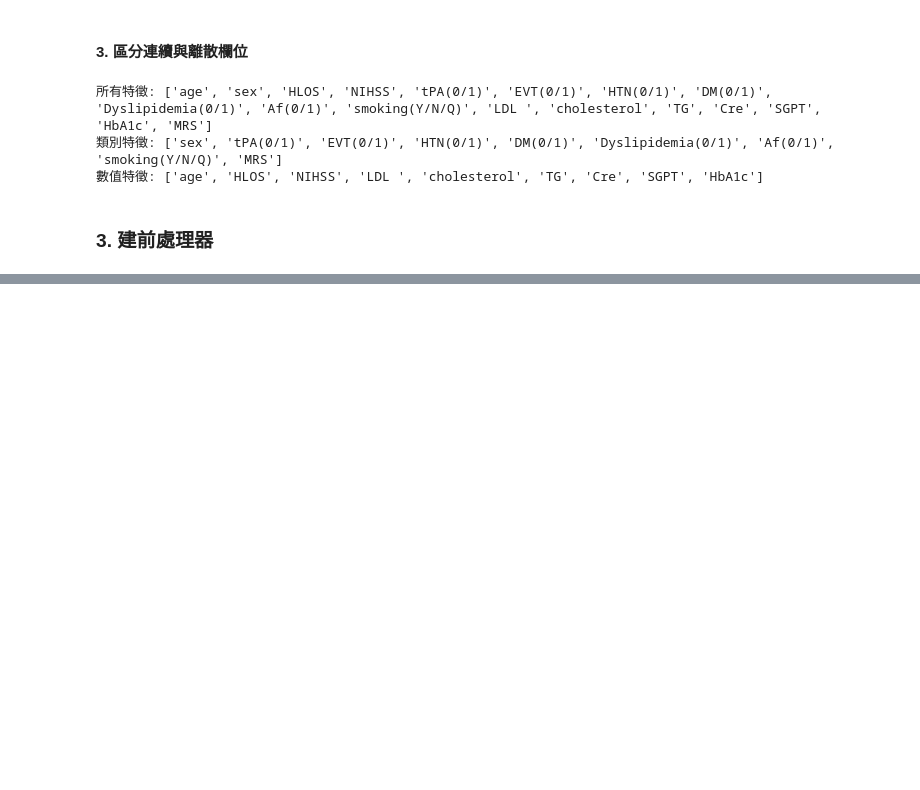
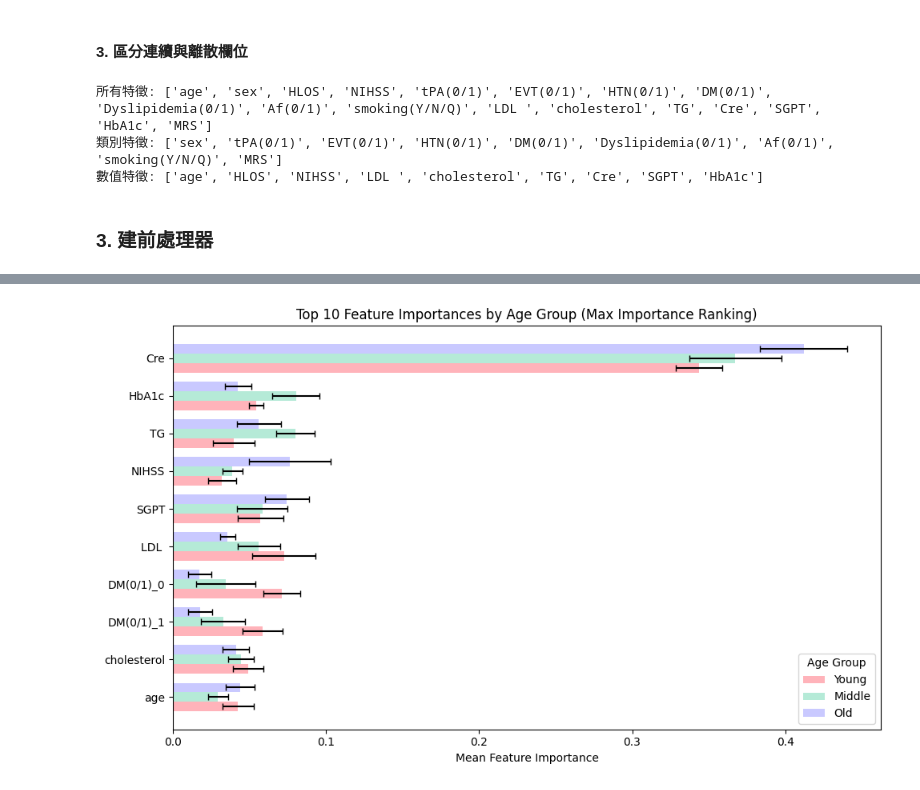
Before and after one commit to a0935210570602/Risk_Factor_Analysis_of_Obstructive-Sleep_Apnea, a Jupyter notebook: stroke_analysis_uncorrect_age.ipynb, the cells around one changed output, grey strips where cells are left out. Cells and saved outputs as stored; diff of their text form; code cells hidden in the pictures; blank space fills up the shorter version.

```diff
--- a/stroke_analysis_uncorrect_age.ipynb
+++ b/stroke_analysis_uncorrect_age.ipynb
@@ -469,0 +549,86 @@ plt.show()
+# %%
+young_folds = [0.9336363636363636, 0.93, 0.9304010025062658, 0.9465]
+young_features = ['Cre', 'LDL ', 'DM(0/1)_0', 'DM(0/1)_1', 'SGPT', 'HbA1c', 'cholesterol', 'age', 'TG', 'HLOS', 'NIHSS', 'smoking(Y/N/Q)_1', 'HTN(0/1)_1', 'HTN(0/1)_0', 'smoking(Y/N/Q)_0', 'sex_1', 'MRS_3', 'MRS_2', 'sex_0', 'MRS_1']
+young_mean =  [0.34364527608880674, 0.07245452011843456, 0.0712502649491781, 0.05873100919019182, 0.057267726115414086, 0.054386920096169675, 0.04900612959353279, 0.04257120494323681, 0.03970616726618819, 0.03265827610871409, 0.032169581805046636, 0.030286391442631087, 0.014132532147737353, 0.012824334927415179, 0.010649326651402974, 0.010223792762120477, 0.008319458493720835, 0.007950951748678756, 0.007791313028048091, 0.005988091127525228]
+young_std = [0.015079905429468816, 0.020854261005781284, 0.01212175245489775, 0.013130099002515681, 0.014843675690170394, 0.004773284178904967, 0.00995397895151018, 0.010203560955465193, 0.01352445183282892, 0.01081366099609342, 0.009205736353739183, 0.01162184361902387, 0.0039257593125431615, 0.006961838819437891, 0.005595431868691422, 0.003906147749753159, 0.003677787439618615, 0.005573525612270799, 0.004775794280443636, 0.0015883246869528409]
+
+middle_folds = [0.9343434343434343, 0.96, 0.9451127819548872, 0.9481250000000001]
+middle_features = ['Cre', 'HbA1c', 'TG', 'SGPT', 'LDL ', 'cholesterol', 'NIHSS', 'HLOS', 'DM(0/1)_0', 'DM(0/1)_1', 'age', 'HTN(0/1)_1', 'HTN(0/1)_0', 'MRS_2', 'MRS_4', 'smoking(Y/N/Q)_1', 'MRS_1', 'smoking(Y/N/Q)_0', 'MRS_3', 'sex_1']
+middle_mean =  [0.36742081355763195, 0.08042447831372303, 0.07994354922395558, 0.058386341540312844, 0.05606933331997736, 0.044434582898627534, 0.03892918697196142, 0.03764381127346432, 0.03454064454960173, 0.0327242212808116, 0.029319962702290914, 0.01327694013492411, 0.011653093773458913, 0.010222565056626474, 0.009556333790128182, 0.00918424654110434, 0.00816932255343988, 0.008108287166268924, 0.006771236672148037, 0.006516562617685686]
+middle_std = [0.029854987162915556, 0.015435439979283996, 0.012395048125396815, 0.01643379403035503, 0.013823039086269251, 0.008474932274944476, 0.006565669109230312, 0.009547167141465493, 0.019134986466628607, 0.014385234175756137, 0.006537968399168037, 0.008509363191116453, 0.007427745641770659, 0.006163207808099248, 0.006707474342170867, 0.006431327755659761, 0.0034564408567131994, 0.003968916313386322, 0.0037999928466939384, 0.0029778519649547625]
+
+old_folds = [0.953131313131313, 0.9400000000000001, 0.9439834434571276, 0.9568181818181818]
+old_features = ['Cre', 'NIHSS', 'SGPT', 'TG', 'age', 'HLOS', 'HbA1c', 'cholesterol', 'LDL ', 'DM(0/1)_1', 'DM(0/1)_0', 'MRS_3', 'Dyslipidemia(0/1)_0', 'Dyslipidemia(0/1)_1', 'MRS_5', 'MRS_4', 'sex_0', 'sex_1', 'Af(0/1)_0', 'Af(0/1)_1']
+old_mean = [0.41195812447983904, 0.07628617970653509, 0.07440734381960877, 0.05602965510822986, 0.04406917484908512, 0.04349392392720858, 0.04260320963173604, 0.04114282865803241, 0.03575723962425616, 0.017770611209044693, 0.01750385944594095, 0.01413999317890725, 0.013160028374376232, 0.010722562294623868, 0.010674802729249712, 0.00807411050103385, 0.007796979477959513, 0.00748193700597379, 0.007212013092577685, 0.00676495338784953]
+old_std = [0.028392242024989953, 0.02668660985706295, 0.014447496309531599, 0.014365224030995221, 0.009414910417816042, 0.013181584061813042, 0.008780800501174326, 0.008466070793096442, 0.005015443069370366, 0.007805961646896249, 0.007621840152629102, 0.010640846063709604, 0.0038102203202277666, 0.0036775345817379327, 0.004744929997563584, 0.003917536008745777, 0.002762447382471839, 0.0026403492828723884, 0.003171266263273725, 0.0036629308036231186]
+
+young_folds = [round(val, 2) for val in young_folds]
+middle_folds = [round(val, 2) for val in middle_folds]
+old_folds = [round(val, 2) for val in old_folds]
+
+
+# ========== 對齊 feature 名單 ==========
+all_features = sorted(set(young_features + middle_features + old_features))
+
+def get_values(feature_list, mean_list, std_list, all_features):
+    mean_vec = []
+    std_vec = []
+    for f in all_features:
+        if f in feature_list:
+            idx = feature_list.index(f)
+            mean_vec.append(mean_list[idx])
+            std_vec.append(std_list[idx])
+        else:
+            mean_vec.append(0)
+            std_vec.append(0)
+    return mean_vec, std_vec
+
+young_mean_vec, young_std_vec = get_values(young_features, young_mean, young_std, all_features)
+middle_mean_vec, middle_std_vec = get_values(middle_features, middle_mean, middle_std, all_features)
+old_mean_vec, old_std_vec = get_values(old_features, old_mean, old_std, all_features)
+
+# ========== 以三組最大 importance 值排序，取前 10 ==========
+max_importance = np.array([
+    max(y, m, o) for y, m, o in zip(young_mean_vec, middle_mean_vec, old_mean_vec)
+])
+sorted_indices = np.argsort(max_importance)[::-1][:10]  # 取前10名
+
+sorted_features = [all_features[i] for i in sorted_indices]
+sorted_young_mean = [young_mean_vec[i] for i in sorted_indices]
+sorted_middle_mean = [middle_mean_vec[i] for i in sorted_indices]
+sorted_old_mean = [old_mean_vec[i] for i in sorted_indices]
+sorted_young_std = [young_std_vec[i] for i in sorted_indices]
+sorted_middle_std = [middle_std_vec[i] for i in sorted_indices]
+sorted_old_std = [old_std_vec[i] for i in sorted_indices]
+
+# ========== 畫圖 ==========
+bar_height = 0.25
+y_pos = np.arange(len(sorted_features))
+
+fig, ax = plt.subplots(figsize=(10, 6))
+
+ax.barh(y_pos + bar_height, sorted_young_mean, height=bar_height,
+        xerr=sorted_young_std, label='Young', color='#FFB3BA', capsize=3)  # 粉紅
+
+ax.barh(y_pos, sorted_middle_mean, height=bar_height,
+        xerr=sorted_middle_std, label='Middle', color='#B5EAD7', capsize=3)  # 薄荷綠
+
+ax.barh(y_pos - bar_height, sorted_old_mean, height=bar_height,
+        xerr=sorted_old_std, label='Old', color='#C9C9FF', capsize=3)  # 淡紫
+
+# 軸與標籤
+ax.set_yticks(y_pos)
+ax.set_yticklabels(sorted_features)
+ax.set_xlabel('Mean Feature Importance')
+ax.set_title('Top 10 Feature Importances by Age Group (Max Importance Ranking)')
+ax.legend(title='Age Group')
+
+ax.invert_yaxis()  # 👈 加在這裡就對了！
+
+plt.tight_layout()
+plt.show()
+
+
+plt.savefig("../result/feature_importance_comparison.png", dpi=300, bbox_inches='tight')
+# %% [output]
+[figure, added]
```
Also changed, not shown: parts of 9 cells of this notebook, 4 other files.
